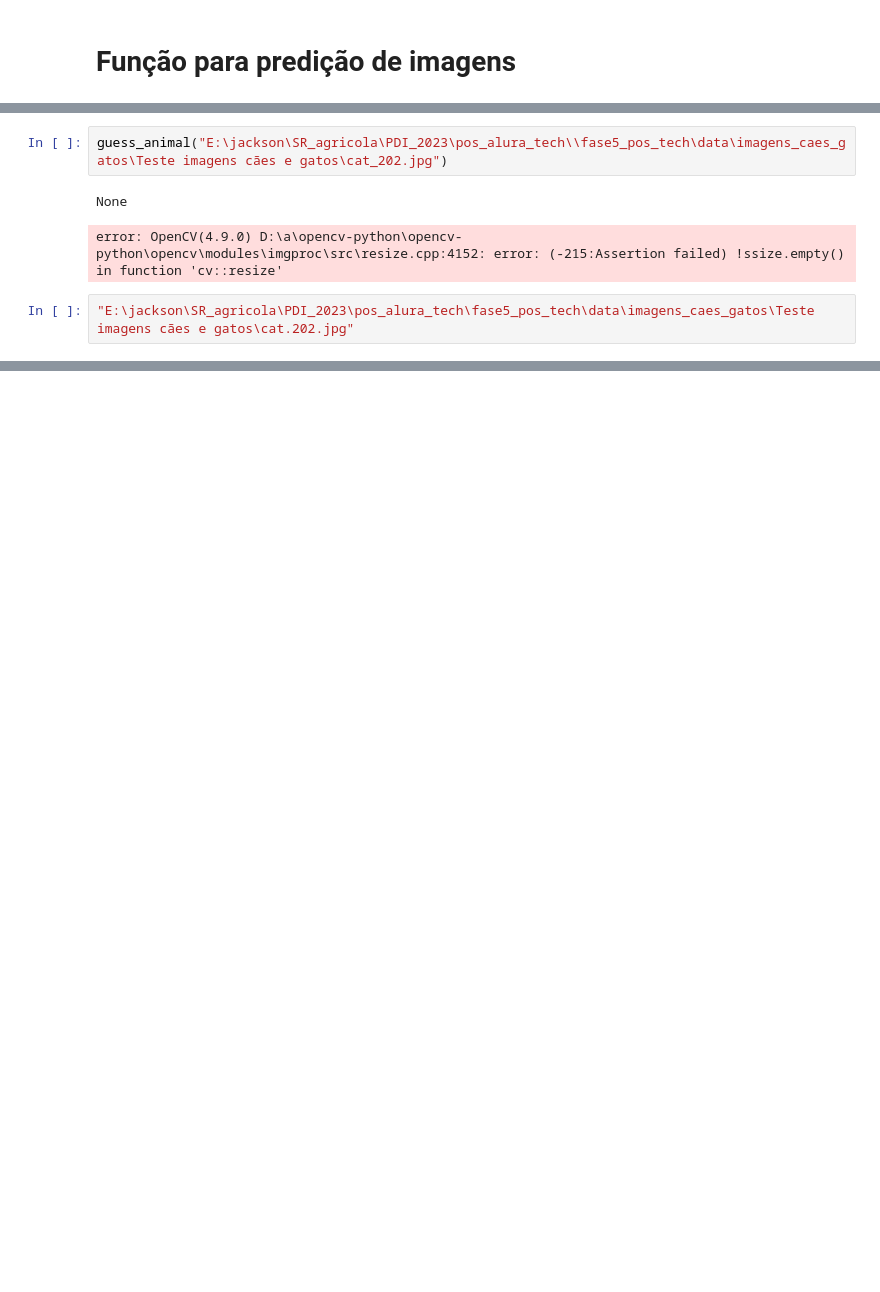
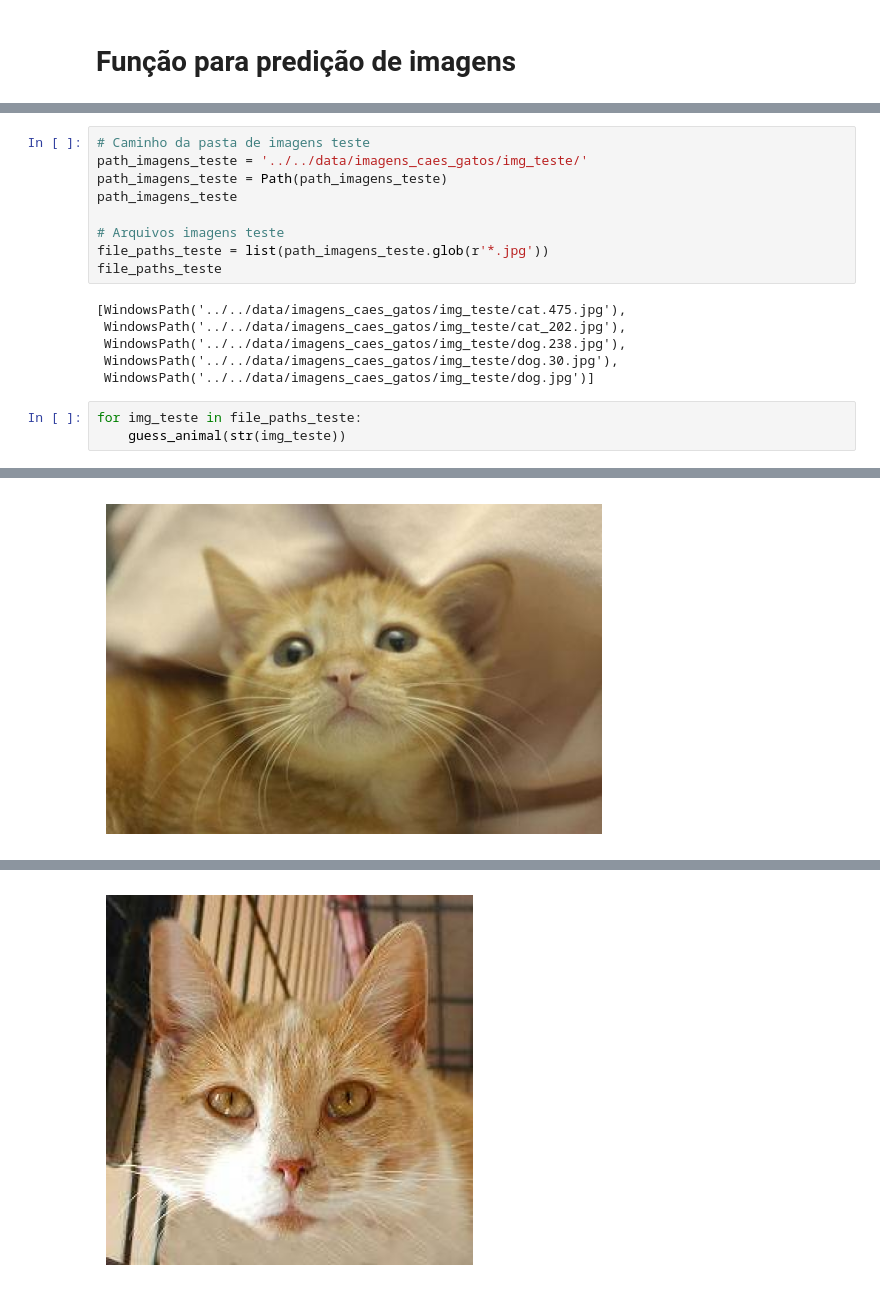
Before and after one commit to jackson-simionato/fase5_pos_tech, a Jupyter notebook: 1_Deep_Reinforncement_Learning/1_2_Redes_Convolucionais/1_2_Redes_convolucionais.ipynb, the cells around one changed output, grey strips where cells are left out. Drawn from its saved outputs; the diff is of its cells as text; blank space fills up the shorter version.

```diff
--- a/1_Deep_Reinforncement_Learning/1_2_Redes_Convolucionais/1_2_Redes_convolucionais.ipynb
+++ b/1_Deep_Reinforncement_Learning/1_2_Redes_Convolucionais/1_2_Redes_convolucionais.ipynb
@@ -467,7 +454,19 @@ def guess_animal(img_path):
-# %%
-guess_animal("E:\jackson\SR_agricola\PDI_2023\pos_alura_tech\\fase5_pos_tech\data\imagens_caes_gatos\Teste imagens cães e gatos\cat_202.jpg")
-# %% [output]
-None
-error: OpenCV(4.9.0) D:\a\opencv-python\opencv-python\opencv\modules\imgproc\src\resize.cpp:4152: error: (-215:Assertion failed) !ssize.empty() in function 'cv::resize'
-# %%
-"E:\jackson\SR_agricola\PDI_2023\pos_alura_tech\fase5_pos_tech\data\imagens_caes_gatos\Teste imagens cães e gatos\cat.202.jpg"
+# %%
+# Caminho da pasta de imagens teste
+path_imagens_teste = '../../data/imagens_caes_gatos/img_teste/'
+path_imagens_teste = Path(path_imagens_teste)
+path_imagens_teste
+
+# Arquivos imagens teste
+file_paths_teste = list(path_imagens_teste.glob(r'*.jpg'))
+file_paths_teste
+# %% [output]
+[WindowsPath('../../data/imagens_caes_gatos/img_teste/cat.475.jpg'),
+ WindowsPath('../../data/imagens_caes_gatos/img_teste/cat_202.jpg'),
+ WindowsPath('../../data/imagens_caes_gatos/img_teste/dog.238.jpg'),
+ WindowsPath('../../data/imagens_caes_gatos/img_teste/dog.30.jpg'),
+ WindowsPath('../../data/imagens_caes_gatos/img_teste/dog.jpg')]
+# %%
+for img_teste in file_paths_teste:
+    guess_animal(str(img_teste))
+# %% [output]
@@ -473,0 +475 @@ error: OpenCV(4.9.0) D:\a\opencv-python\opencv-python\opencv\modules\imgproc\src
+[figure, added]
@@ -473,0 +478 @@ error: OpenCV(4.9.0) D:\a\opencv-python\opencv-python\opencv\modules\imgproc\src
+[figure, added]
```
Also changed, not shown: parts of 9 cells of this notebook, 5 other files.
